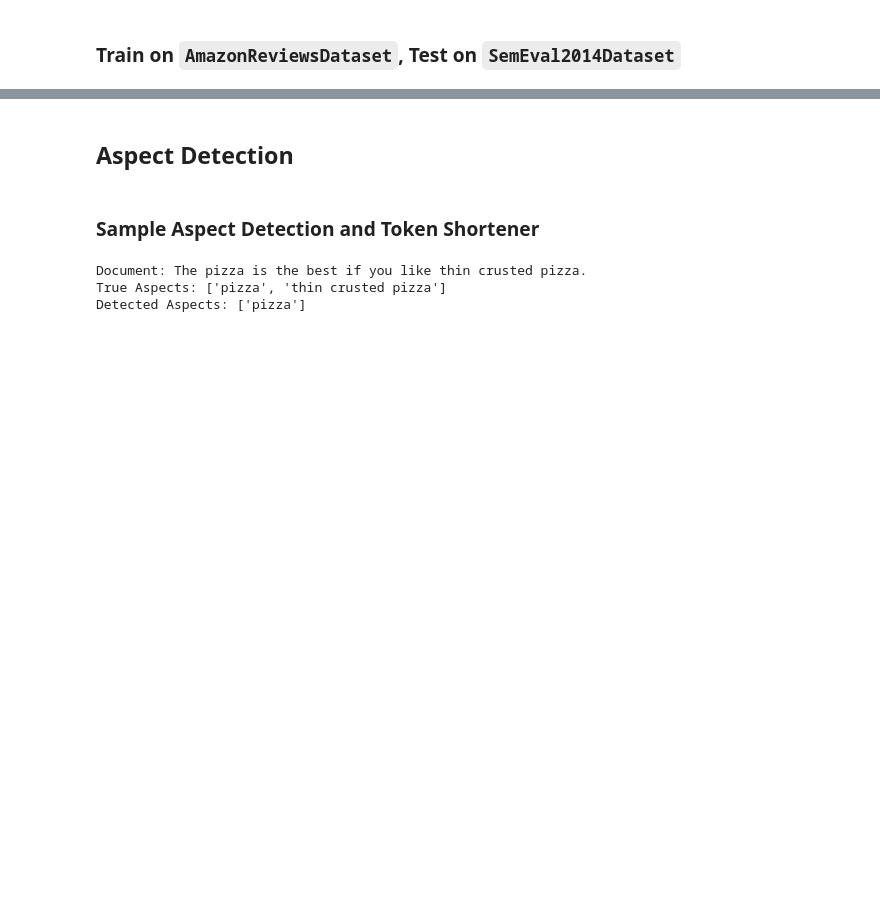
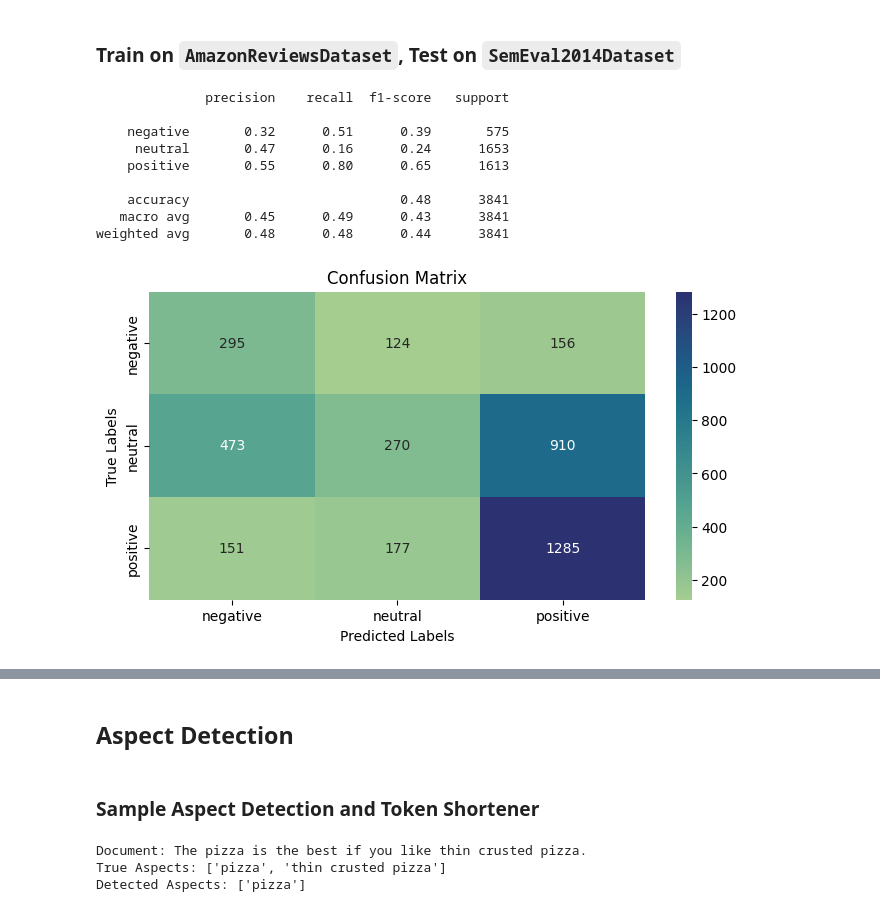
Before and after one commit to tabaraei/aspect-based-sentiment-analysis, a Jupyter notebook: ABSA.ipynb, the cells around one changed output, grey strips where cells are left out. Saved outputs shown, nothing was run; the diff lists cells and outputs as text; code cells hidden in the pictures; blank space fills up the shorter version.

```diff
--- a/ABSA.ipynb
+++ b/ABSA.ipynb
@@ -270,19 +358,30 @@ display(negative.head()), display(neutral.head()), display(positive.head())
 # %% [markdown]
 ### Train on `AmazonReviewsDataset`, Test on `SemEval2014Dataset`
 # %%
-load_dataset = False
+load_dataset = True
 
 if load_dataset:
     joint_sentiment_analysis = joblib.load(f'{SAVE_DRIVE_PATH}/joint_sentiment_analysis.pkl')
 else:
     joint_sentiment_analysis = SentimentAnalysis(
         train_df=amazon.dataset,
         test_df=semeval.dataset,
         class_labels=amazon.class_labels
     )
     joblib.dump(joint_sentiment_analysis, f'{SAVE_DRIVE_PATH}/joint_sentiment_analysis.pkl')
 
 joint_sentiment_analysis.train_and_test()
 joint_sentiment_analysis.visualize_confusion_matrix()
+# %% [output]
+              precision    recall  f1-score   support
+
+    negative       0.32      0.51      0.39       575
+     neutral       0.47      0.16      0.24      1653
+    positive       0.55      0.80      0.65      1613
+
+    accuracy                           0.48      3841
+   macro avg       0.45      0.49      0.43      3841
+weighted avg       0.48      0.48      0.44      3841
+[figure, added]
 # %%
 joint_sentiment_analysis.analyze_prediction_for_document(document_id=0, train_or_test='test')
```
Also changed, not shown: parts of 16 cells of this notebook.
